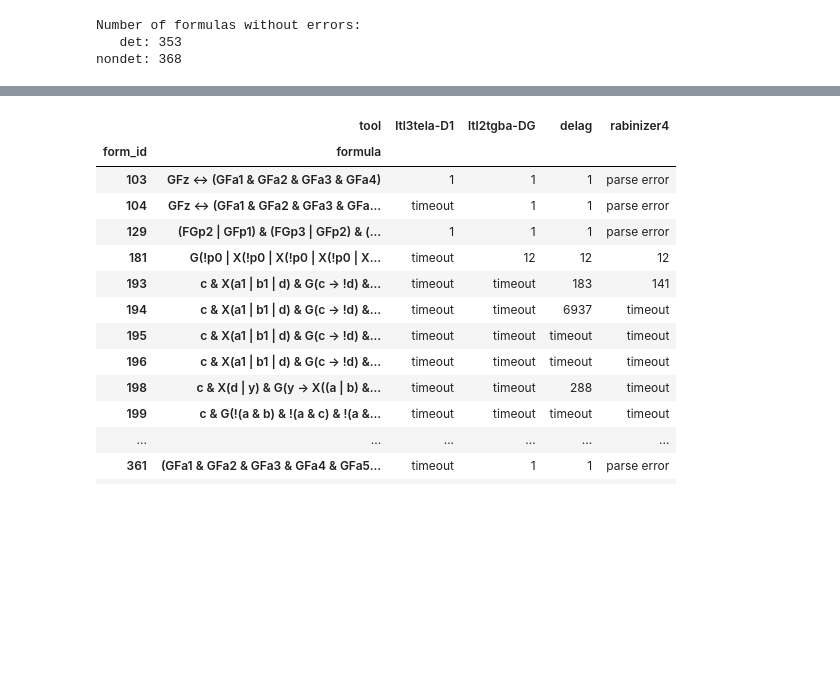
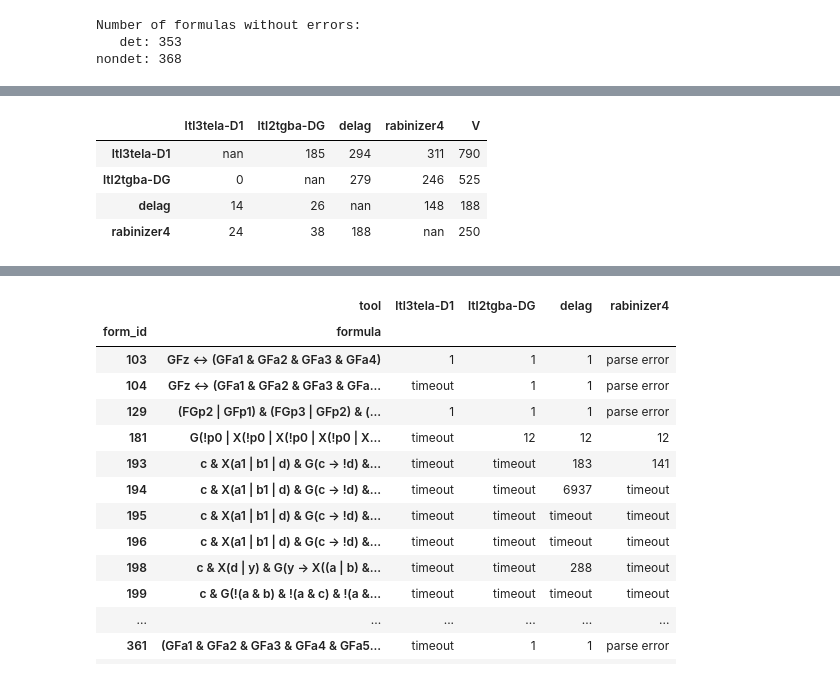
Before and after one commit to jurajmajor/ltl3tela, a Jupyter notebook: Experiments/Evaluation_ATVA19.ipynb, the cells around one changed output, grey strips where cells are left out. Drawn from its saved outputs; the diff is of its cells as text; code cells hidden in the pictures; blank space fills up the shorter version.

Commit message:
Cross-compare

```diff
--- a/Experiments/Evaluation_ATVA19.ipynb
+++ b/Experiments/Evaluation_ATVA19.ipynb
@@ -313,0 +317,8 @@ nondet: 368
+# %%
+d_data_patterns.cross_compare(include_fails=False,props=['states','acc','edges'])
+# %% [output]
+|  | ltl3tela-D1 | ltl2tgba-DG | delag | rabinizer4 | V |
+| ltl3tela-D1 | nan | 185 | 294 | 311 | 790 |
+| ltl2tgba-DG | 0 | nan | 279 | 246 | 525 |
+| delag | 14 | 26 | nan | 148 | 188 |
+| rabinizer4 | 24 | 38 | 188 | nan | 250 |
```
Also changed, not shown: parts of 5 cells of this notebook.
